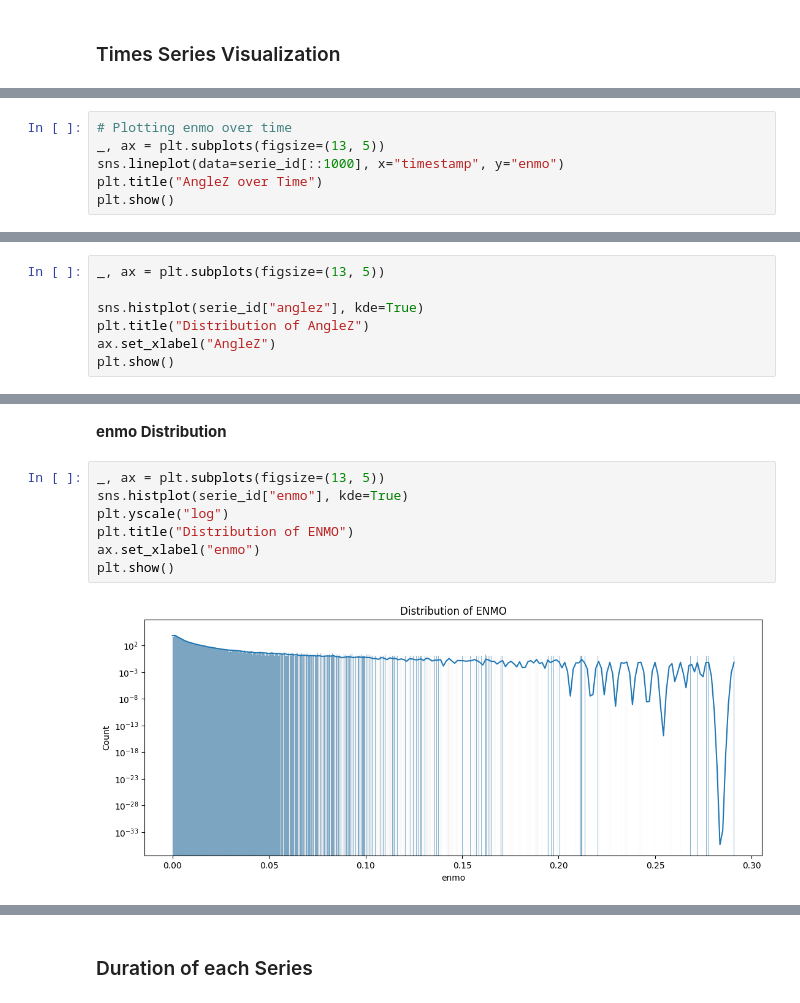
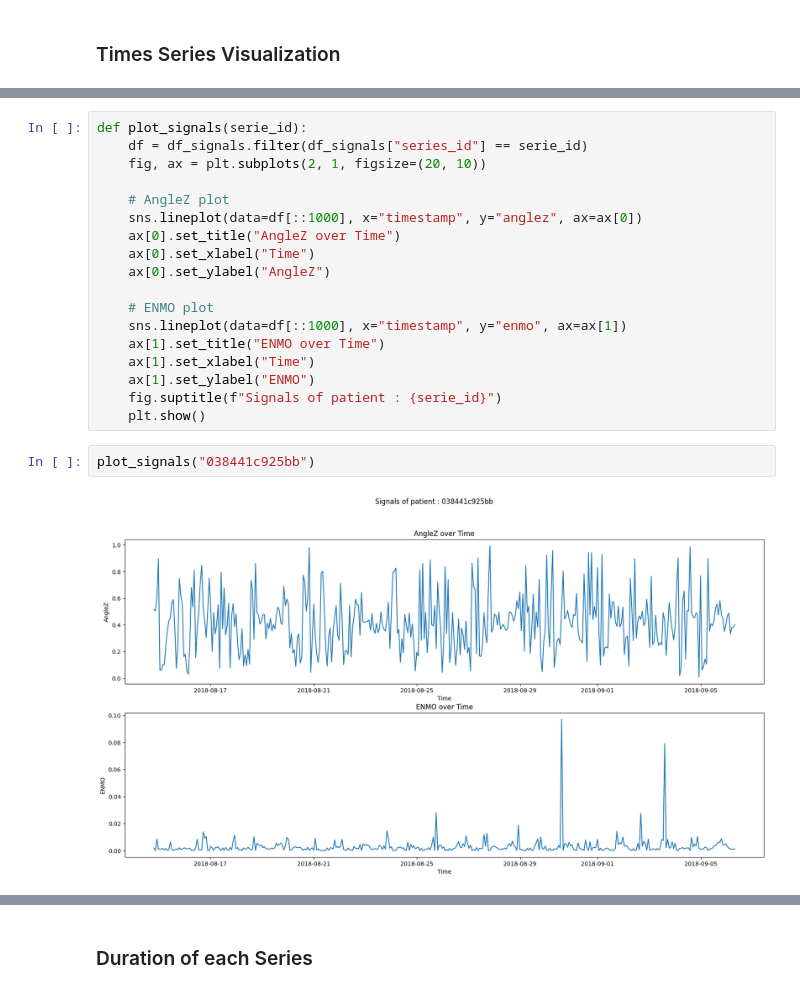
Before and after one commit to ODAncona/DetectSleepStates, a Jupyter notebook: exploration.ipynb, the cells around one changed output, grey strips where cells are left out. Cells and saved outputs as stored; diff of their text form.

```diff
--- a/exploration.ipynb
+++ b/exploration.ipynb
@@ -195,6 +218,0 @@ plt.show()
-# %%
-# Plotting enmo over time
-_, ax = plt.subplots(figsize=(13, 5))
-sns.lineplot(data=serie_id[::1000], x="timestamp", y="enmo")
-plt.title("AngleZ over Time")
-plt.show()
@@ -205,7 +218,0 @@ plt.show()
-# %%
-_, ax = plt.subplots(figsize=(13, 5))
-
-sns.histplot(serie_id["anglez"], kde=True)
-plt.title("Distribution of AngleZ")
-ax.set_xlabel("AngleZ")
-plt.show()
@@ -214,11 +219,22 @@ plt.show()
-# %% [markdown]
-**enmo Distribution**
-# %%
-_, ax = plt.subplots(figsize=(13, 5))
-sns.histplot(serie_id["enmo"], kde=True)
-plt.yscale("log")
-plt.title("Distribution of ENMO")
-ax.set_xlabel("enmo")
-plt.show()
-# %% [output]
-[figure, removed]
+# %%
+def plot_signals(serie_id):
+    df = df_signals.filter(df_signals["series_id"] == serie_id)
+    fig, ax = plt.subplots(2, 1, figsize=(20, 10))
+
+    # AngleZ plot
+    sns.lineplot(data=df[::1000], x="timestamp", y="anglez", ax=ax[0])
+    ax[0].set_title("AngleZ over Time")
+    ax[0].set_xlabel("Time")
+    ax[0].set_ylabel("AngleZ")
+
+    # ENMO plot
+    sns.lineplot(data=df[::1000], x="timestamp", y="enmo", ax=ax[1])
+    ax[1].set_title("ENMO over Time")
+    ax[1].set_xlabel("Time")
+    ax[1].set_ylabel("ENMO")
+    fig.suptitle(f"Signals of patient : {serie_id}")
+    plt.show()
+# %%
+plot_signals("038441c925bb")
+# %% [output]
+[figure, added]
```
Also changed, not shown: parts of 27 cells of this notebook, 1 other file.
